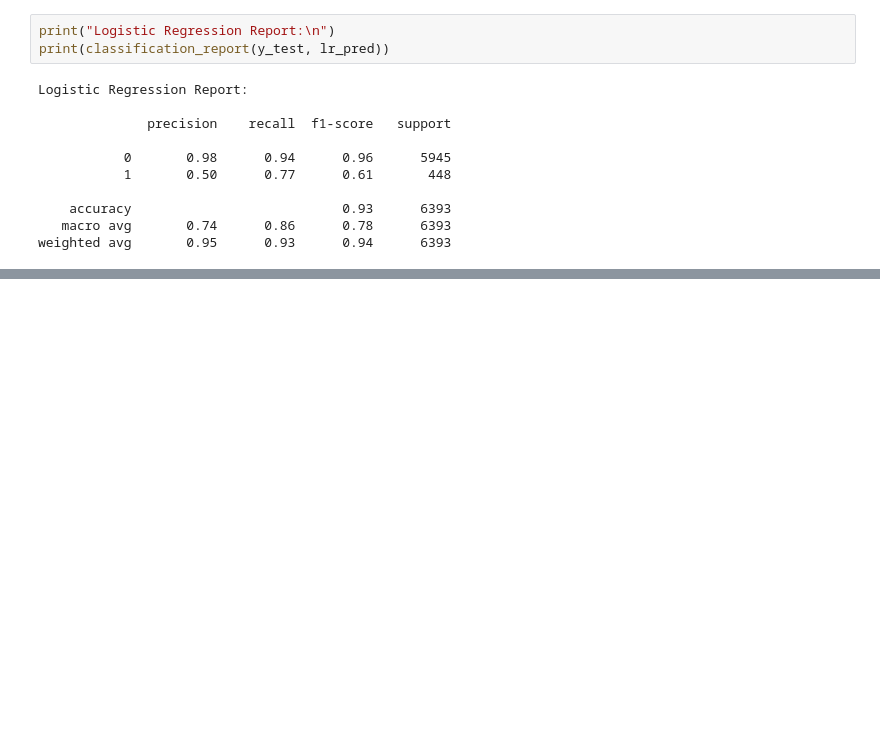
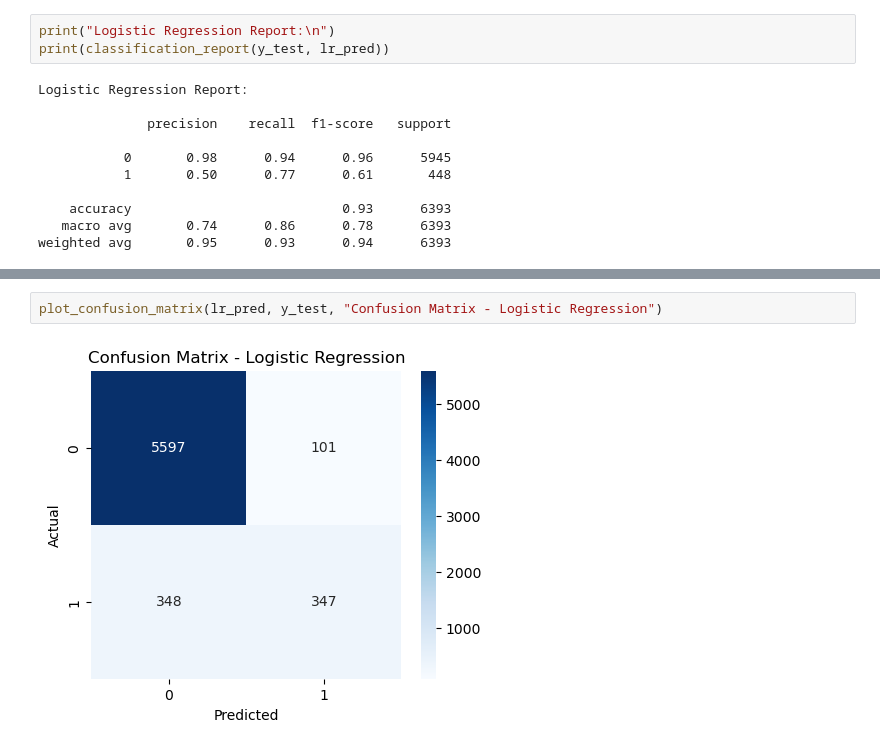
Before and after one commit to pabisha0098/Applied-Machine-Learning, a Jupyter notebook: 22067308 Pabisha Bhatta.ipynb, the cells around one changed output, grey strips where cells are left out. Saved outputs shown, nothing was run; the diff lists cells and outputs as text; blank space fills up the shorter version.

```diff
--- a/22067308 Pabisha Bhatta.ipynb
+++ b/22067308 Pabisha Bhatta.ipynb
@@ -215,0 +264,4 @@ Confusion Matrix (Logistic Regression):
+# %%
+plot_confusion_matrix(lr_pred, y_test, "Confusion Matrix - Logistic Regression")
+# %% [output]
+[figure, added]
```
Also changed, not shown: parts of 10 cells of this notebook.
